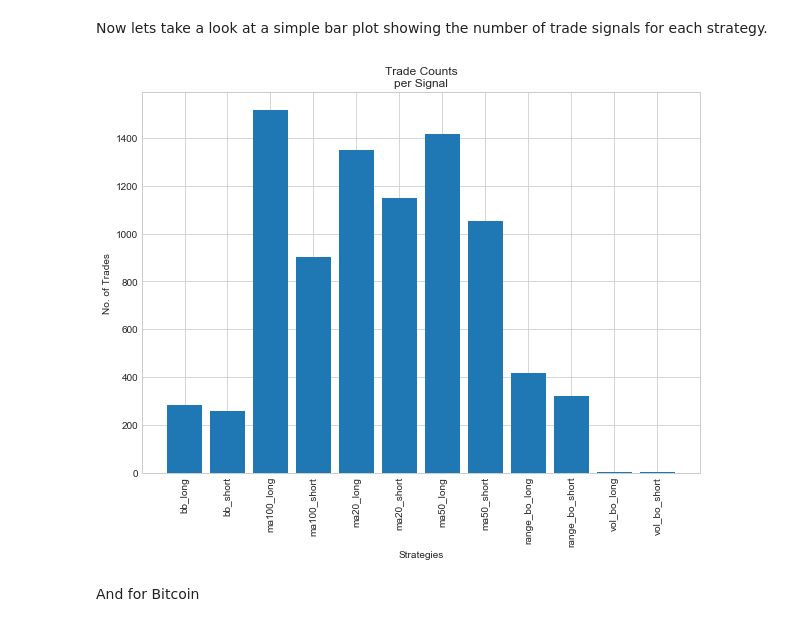
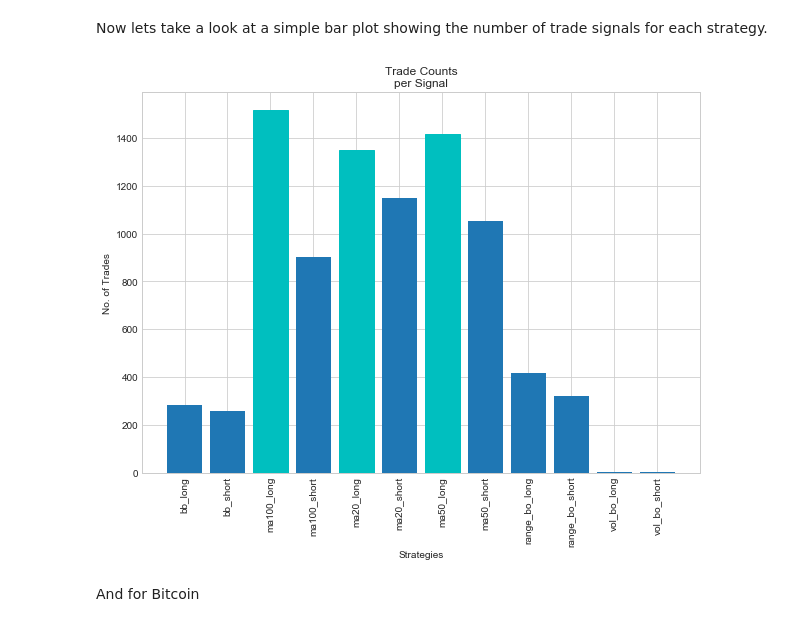
Before and after one commit to franko003/Price_Indicator_Analysis, a Jupyter notebook: notebooks/Price_Indicator_Analysis_Final_Walkthrough.ipynb, the cells around one changed output. Saved outputs shown, nothing was run; the diff lists cells and outputs as text; code cells hidden in the pictures.

```diff
--- a/notebooks/Price_Indicator_Analysis_Final_Walkthrough.ipynb
+++ b/notebooks/Price_Indicator_Analysis_Final_Walkthrough.ipynb
@@ -752,25 +746,28 @@ Now lets take a look at a simple bar plot showing the number of trade signals fo
 # %%
 # Get the trade signal columns of the dataframe
 cl_signals = cl_indicators[['vol_bo_long', 'vol_bo_short', 'range_bo_long', 'range_bo_short',
                        'ma20_long', 'ma20_short', 'ma50_long', 'ma50_short', 'ma100_long',
                        'ma100_short', 'bb_long', 'bb_short']]
 
 # Put the strategy names and counts into lists
 signal_names = [signal for signal in cl_signals.columns]
 signal_counts = [cl_signals[signal].value_counts()[1] for signal in cl_signals.columns]
 
 # Plot
 plt.figure(figsize=(10,7))
-plt.bar(signal_names, signal_counts)
+barlist = plt.bar(signal_names, signal_counts)
+barlist[4].set_color('c')
+barlist[6].set_color('c')
+barlist[8].set_color('c')
 plt.title('Trade Counts\nper Signal')
 plt.xlabel('Strategies')
 plt.ylabel('No. of Trades')
 plt.xticks(rotation=90)
 
 plt.savefig('crude_trade_counts.png', bbox_inches='tight')
 plt.show()
 # %% [output]
-[figure, old version]
+[figure, new version]
 # %% [markdown]
 And for Bitcoin
 # %%
```
Also changed, not shown: parts of 6 cells of this notebook, 2 other files.
